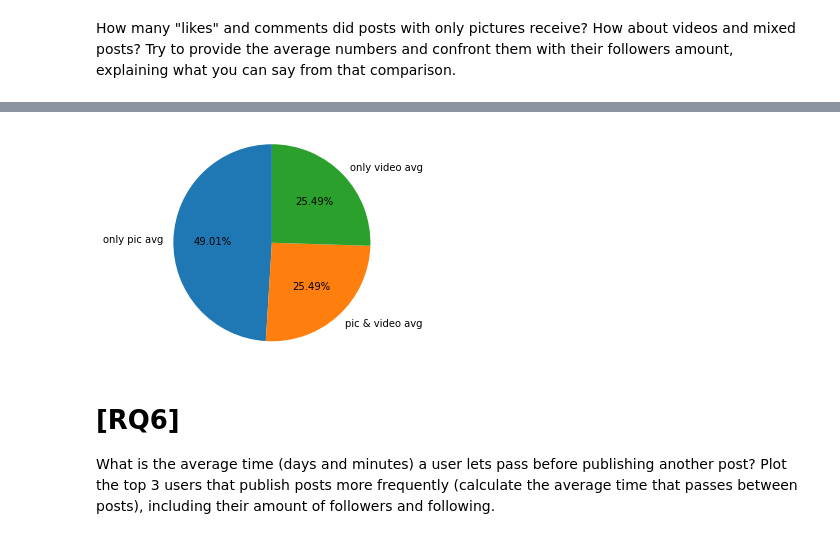
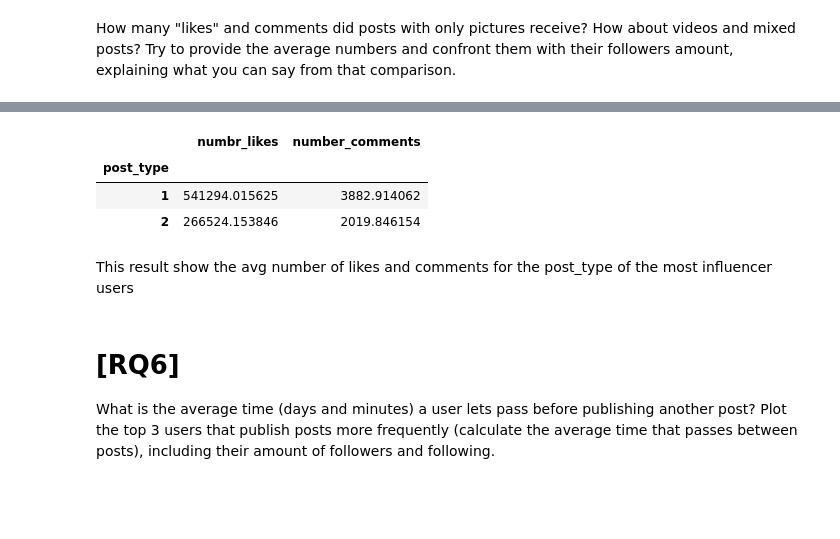
Before and after one commit to sophiaBalestrucci/ADM-HW2, a Jupyter notebook: HW2.ipynb, the cells around one changed output, grey strips where cells are left out. Drawn from its saved outputs; the diff is of its cells as text; code cells hidden in the pictures; blank space fills up the shorter version.

```diff
--- a/HW2.ipynb
+++ b/HW2.ipynb
@@ -448,25 +448,5 @@ plt.show()
-# %%
-post=[]
-both=[]
-video=[]
-field=['number_comments','profile_id','post_type']
-for chunk in pd.read_csv('~/instagram_posts.csv', delimiter='\t', chunksize=500000, usecols=field):
-    chunk.dropna(subset=['post_type'],inplace=True)
-    post.append(chunk.loc[(chunk['profile_id'].isin( top_follower['profile_id']) & (chunk['post_type']==1)),'number_comments'].tolist())
-    both.append(chunk.loc[(chunk['profile_id'].isin( top_follower['profile_id']) & (chunk['post_type']==3)),'number_comments'].tolist())
-    video.append(chunk.loc[(chunk['profile_id'].isin( top_follower['profile_id']) & (chunk['post_type']==2)),'number_comments'].tolist())
-post2=[y for el in post for y in el]
-video2=[y for el in video for y in el]
-both2=[y for el in video for y in el]
-avg_post=sum(post2)/len(post2)
-avg_video=sum(video2)/len(video2)
-avg_both=sum(both2)/len(both2)
-labels = 'only pic avg', 'pic & video avg','only video avg'
-sizes = [avg_post,avg_both,avg_video]
-fig1, ax1 = plt.subplots()
-ax1.pie(sizes,  labels=labels, startangle=90,autopct='%1.2f%%')
-ax1.axis('equal')  # Equal aspect ratio ensures that pie is drawn as a circle.
-
-plt.show()
-# %% [output]
-[figure, removed]
+# %%
+id_foll=top_follower['profile_id'].tolist()
+field=['numbr_likes','number_comments','profile_id','post_type']
+post2=pd.read_csv('~/instagram_posts.csv', delimiter='\t', usecols=field)
+post2.dropna(subset=['post_type','number_comments','profile_id', 'numbr_likes'],inplace=True)
@@ -473,3 +455,16 @@ plt.show()
+# %%
+post_top_follower=post2[post2['profile_id'].isin(top_follower['profile_id'])]
+# %%
+post2=post_top_follower.groupby('post_type')[["numbr_likes","number_comments"]].mean()
+# %%
+post2.head()
+# %% [output]
+|  | numbr_likes | number_comments |
+| post_type |  |  |
+| 1 | 541294.015625 | 3882.914062 |
+| 2 | 266524.153846 | 2019.846154 |
+# %% [markdown]
+This result show the avg number of likes and comments for the post_type of the most influencer users
 # %% [markdown]
 # [RQ6]
 What is the average time (days and minutes) a user lets pass before publishing another post? Plot the top 3 users that publish posts more frequently (calculate the average time that passes between posts), including their amount of followers and following.
```
Also changed, not shown: parts of 16 cells of this notebook.
